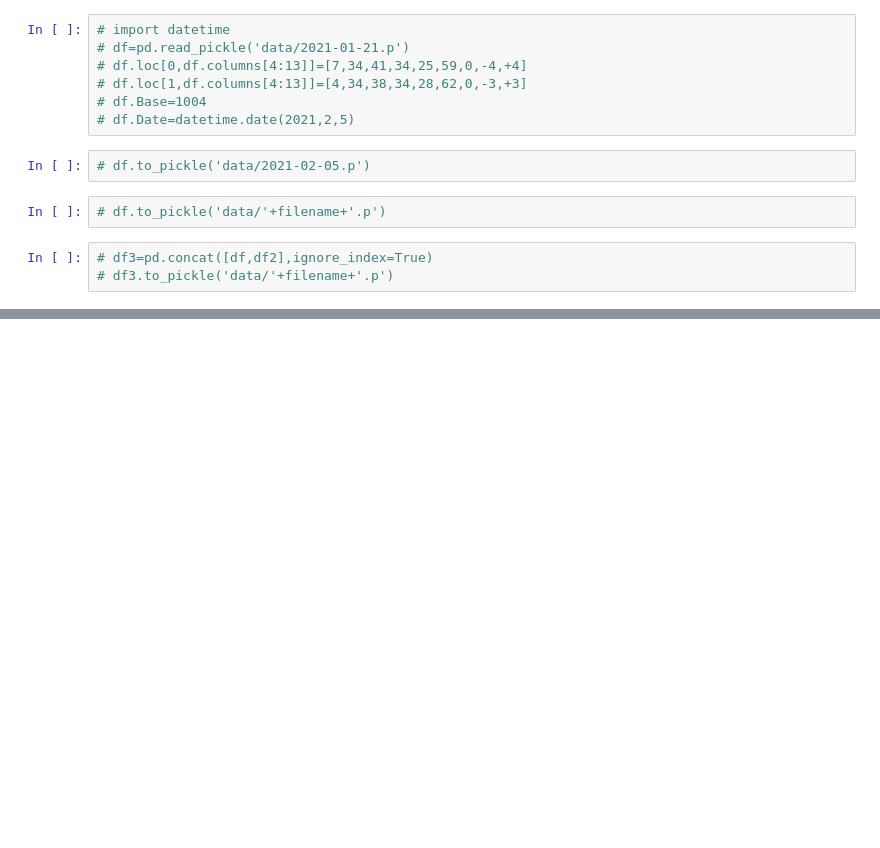
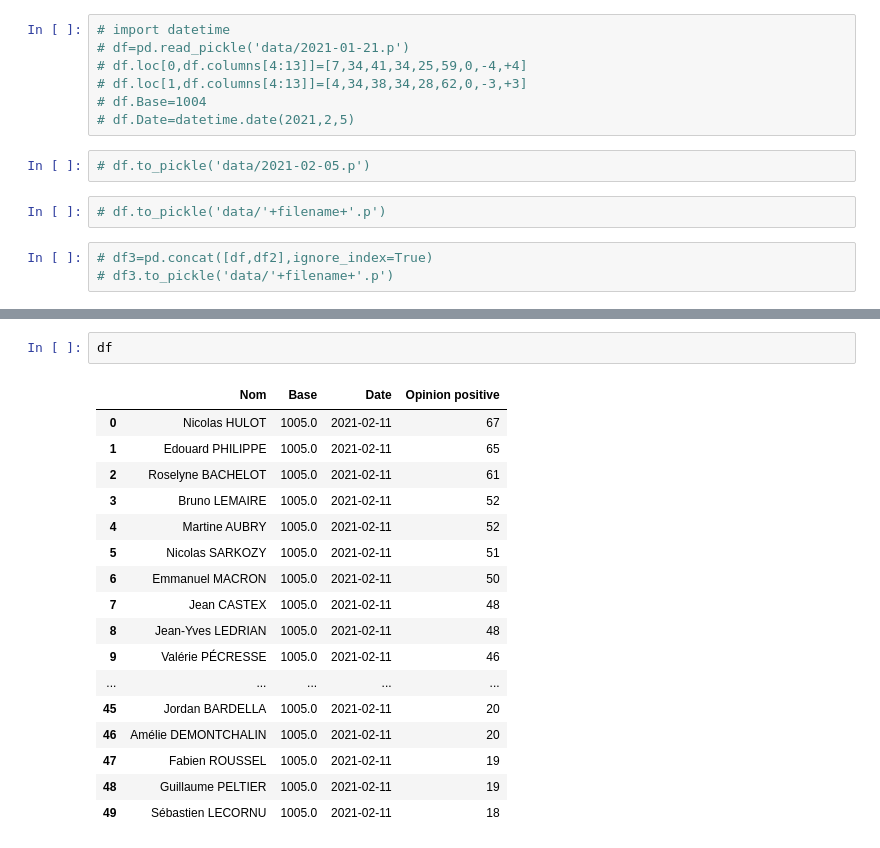
Before and after one commit to NyxAether/mesure_instituts_sondage, a Jupyter notebook: ifop/ifop_extract_perso.ipynb, the cells around one changed output, grey strips where cells are left out. Drawn from its saved outputs; the diff is of its cells as text; blank space fills up the shorter version.

```diff
--- a/ifop/ifop_extract_perso.ipynb
+++ b/ifop/ifop_extract_perso.ipynb
@@ -185,0 +212,20 @@ df[df.Base==0]
+# %%
+df
+# %% [output]
+|  | Nom | Base | Date | Opinion positive |
+| 0 | Nicolas HULOT | 1005.0 | 2021-02-11 | 67 |
+| 1 | Edouard PHILIPPE | 1005.0 | 2021-02-11 | 65 |
+| 2 | Roselyne BACHELOT | 1005.0 | 2021-02-11 | 61 |
+| 3 | Bruno LEMAIRE | 1005.0 | 2021-02-11 | 52 |
+| 4 | Martine AUBRY | 1005.0 | 2021-02-11 | 52 |
+| 5 | Nicolas SARKOZY | 1005.0 | 2021-02-11 | 51 |
+| 6 | Emmanuel MACRON | 1005.0 | 2021-02-11 | 50 |
+| 7 | Jean CASTEX | 1005.0 | 2021-02-11 | 48 |
+| 8 | Jean-Yves LEDRIAN | 1005.0 | 2021-02-11 | 48 |
+| 9 | Valérie PÉCRESSE | 1005.0 | 2021-02-11 | 46 |
+| ... | ... | ... | ... | ... |
+| 45 | Jordan BARDELLA | 1005.0 | 2021-02-11 | 20 |
+| 46 | Amélie DEMONTCHALIN | 1005.0 | 2021-02-11 | 20 |
+| 47 | Fabien ROUSSEL | 1005.0 | 2021-02-11 | 19 |
+| 48 | Guillaume PELTIER | 1005.0 | 2021-02-11 | 19 |
+| 49 | Sébastien LECORNU | 1005.0 | 2021-02-11 | 18 |
```
Also changed, not shown: parts of 12 cells of this notebook, 14 other files.
